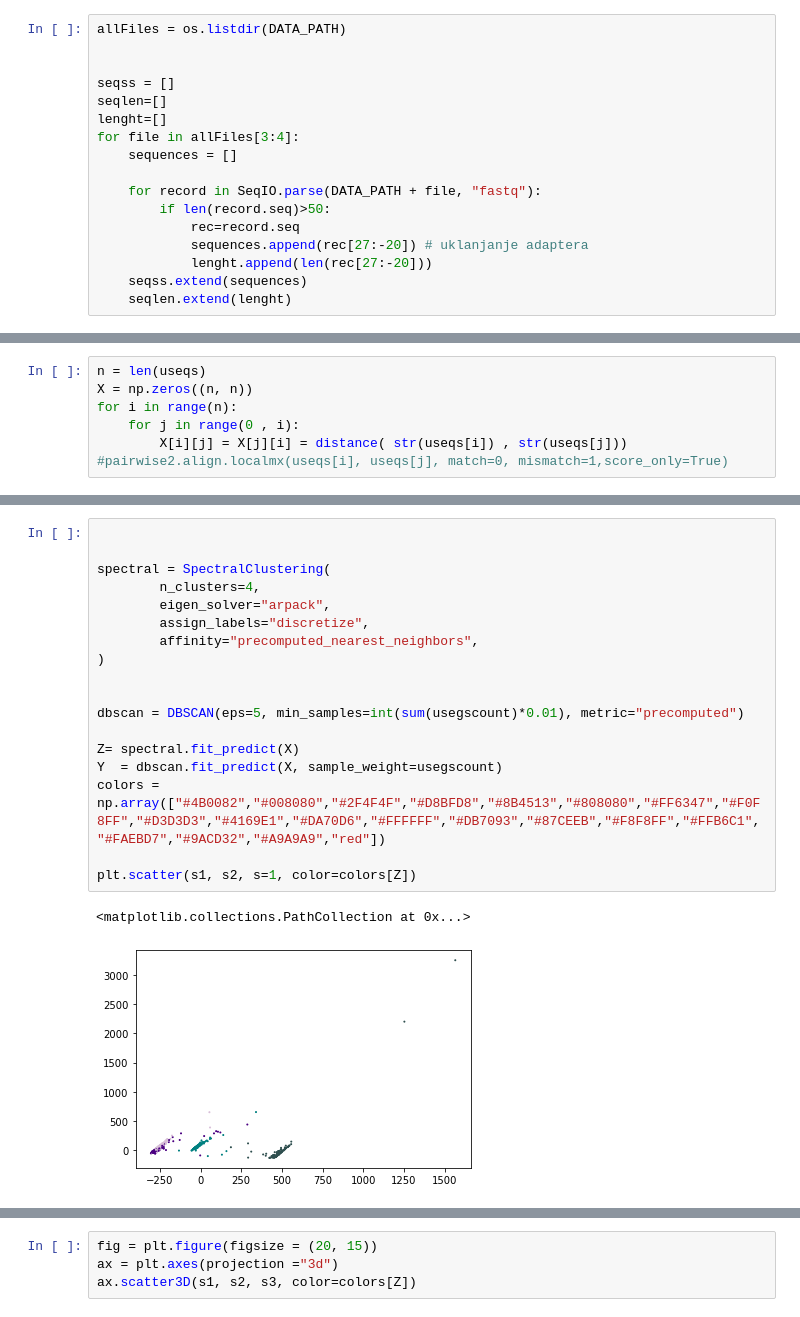
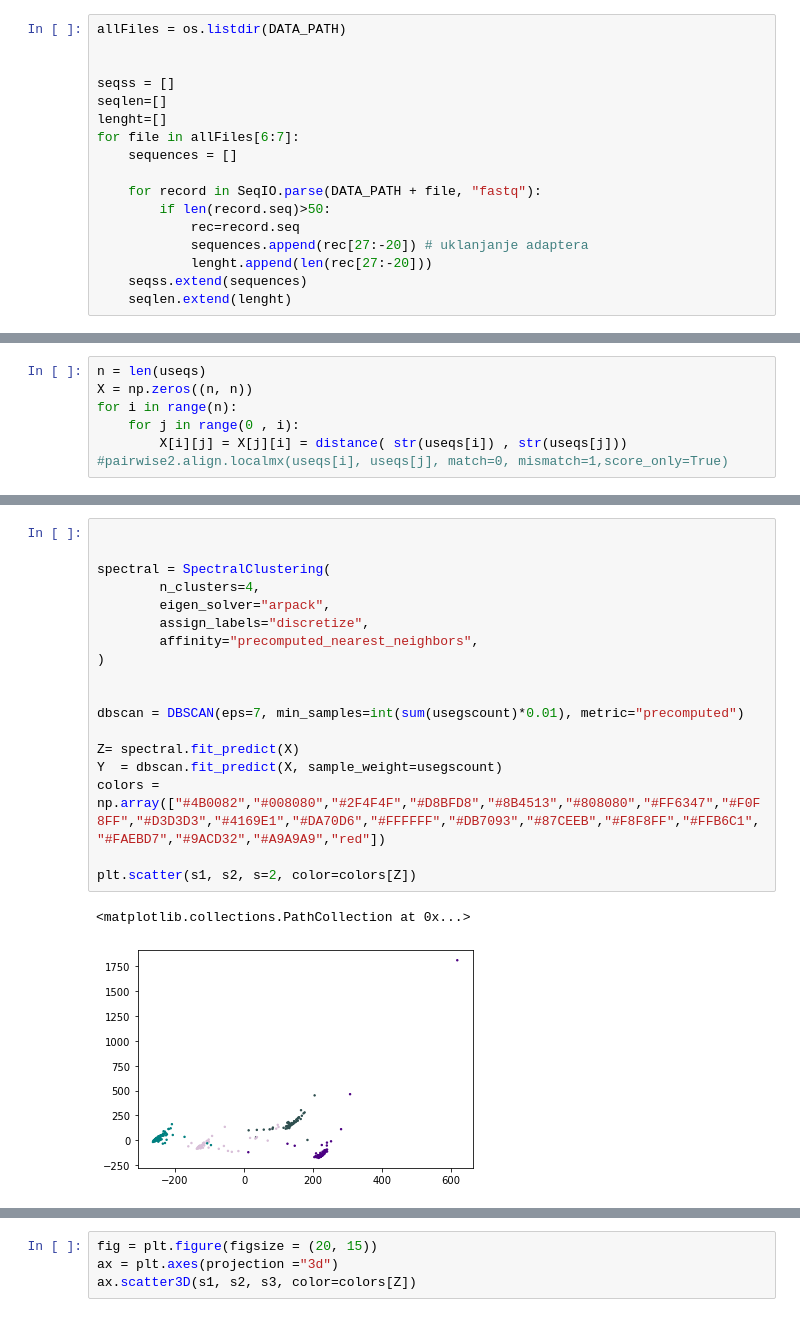
Before and after one commit to JosipZrilic/Bio-projekt--Spectral-clustering, a Jupyter notebook: load_data.ipynb, the cells around one changed output, grey strips where cells are left out. Cells and saved outputs as stored; diff of their text form.

```diff
--- a/load_data.ipynb
+++ b/load_data.ipynb
@@ -72,7 +72,7 @@ allFiles = os.listdir(DATA_PATH)
 seqss = []
 seqlen=[]
 lenght=[]
-for file in allFiles[3:4]:
+for file in allFiles[6:7]:
     sequences = []
 
     for record in SeqIO.parse(DATA_PATH + file, "fastq"):
@@ -133,24 +145,24 @@ print(S)
 # %%
 
 
 spectral = SpectralClustering(
         n_clusters=4,
         eigen_solver="arpack",
         assign_labels="discretize",
         affinity="precomputed_nearest_neighbors",
 )
 
 
-dbscan = DBSCAN(eps=5, min_samples=int(sum(usegscount)*0.01), metric="precomputed")
+dbscan = DBSCAN(eps=7, min_samples=int(sum(usegscount)*0.01), metric="precomputed")
 
 Z= spectral.fit_predict(X)
 Y  = dbscan.fit_predict(X, sample_weight=usegscount)
 colors = np.array(["#4B0082","#008080","#2F4F4F","#D8BFD8","#8B4513","#808080","#FF6347","#F0F8FF","#D3D3D3","#4169E1","#DA70D6","#FFFFFF","#DB7093","#87CEEB","#F8F8FF","#FFB6C1","#FAEBD7","#9ACD32","#A9A9A9","red"])
 
-plt.scatter(s1, s2, s=1, color=colors[Z])
+plt.scatter(s1, s2, s=2, color=colors[Z])
 # %% [output]
 <matplotlib.collections.PathCollection at 0x...>
-[figure, old version]
+[figure, new version]
 # %%
 plt.scatter(s1, s2, s=1, color=colors[Y])
 # %% [output]
```
Also changed, not shown: parts of 5 cells of this notebook.
